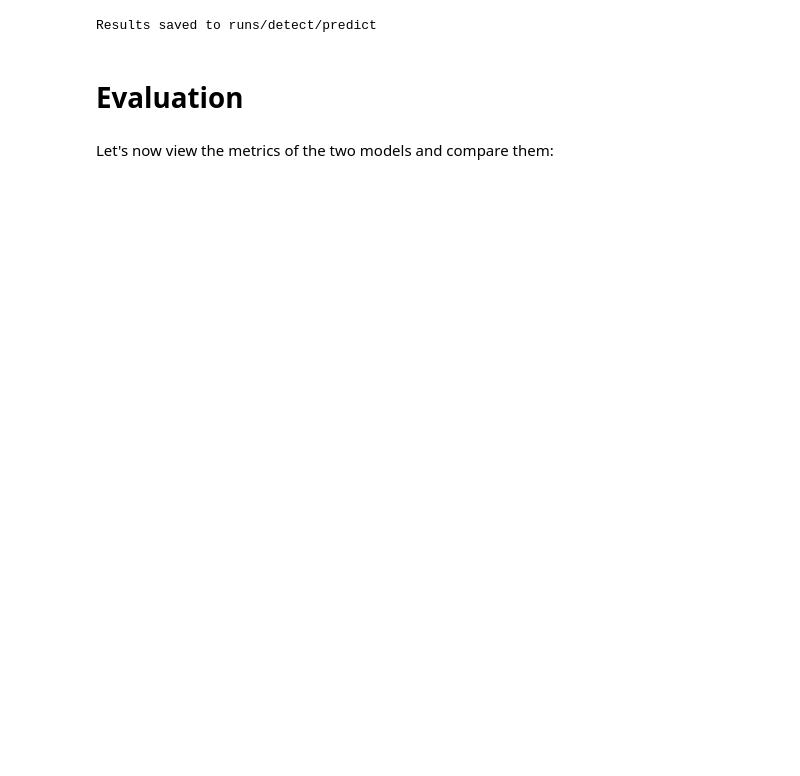
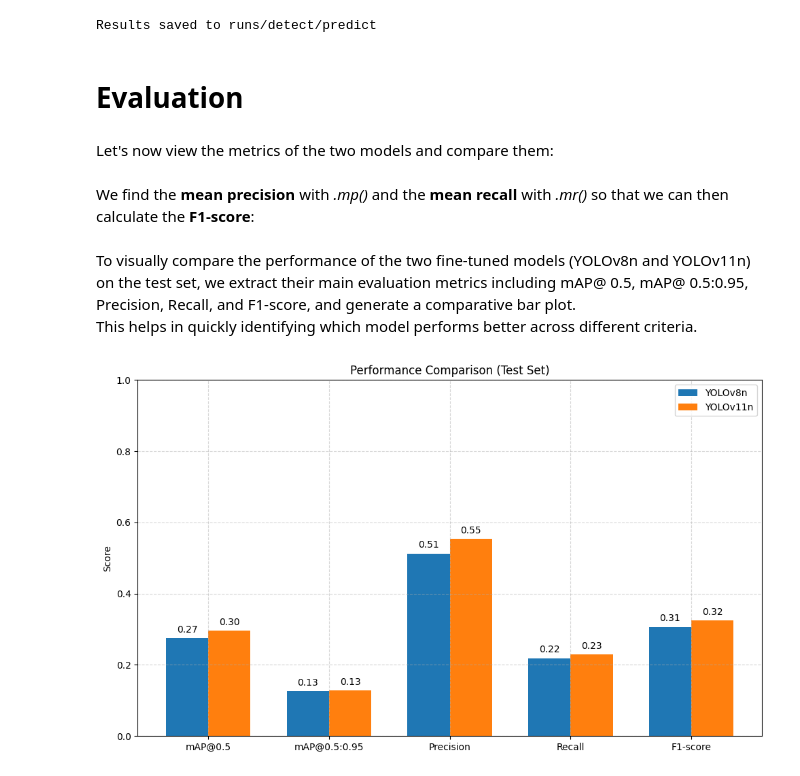
Before and after one commit to PavanDaniele/drone-person-detection, a Jupyter notebook: model_Training_and_Evaluation_cleaned.ipynb, the cells around one changed output. Saved outputs shown, nothing was run; the diff lists cells and outputs as text; code cells hidden in the pictures; blank space fills up the shorter version.

Commit message:
Finished evaluating the models YOLOv8n and YOLOv11n

```diff
--- a/model_Training_and_Evaluation_cleaned.ipynb
+++ b/model_Training_and_Evaluation_cleaned.ipynb
@@ -642,10 +623,10 @@ for img_path in annotated_imgs_YOLOv11n[:5]:
 # %%
 # Save metrics YOLOv8n
 with open("metrics_yolov8n.txt", "w") as f:
-    f.write(str(metrics_v8n))
+  f.write(str(metrics_YOLOv8n))
 
 # Save metrics YOLOv11n
 with open("metrics_yolov11n.txt", "w") as f:
-    f.write(str(metrics_v11n))
+  f.write(str(metrics_YOLOv11n))
 # %% [markdown]
 Let's now view the metrics of the two models and compare them:
@@ -707,0 +633,64 @@ plt.tight_layout()
+# %% [markdown]
+We find the **mean precision** with _.mp()_ and the **mean recall** with _.mr()_ so that we can then calculate the **F1-score**:
+# %%
+# Get mean precision and recall
+precision_v8n = metrics_YOLOv8n.box.mp
+recall_v8n = metrics_YOLOv8n.box.mr
+precision_v11n = metrics_YOLOv11n.box.mp
+recall_v11n = metrics_YOLOv11n.box.mr
+
+# F1 score calculation
+f1_yolov8n = 2 * (precision_v8n * recall_v8n) / (precision_v8n + recall_v8n + 1e-6)
+f1_yolov11n = 2 * (precision_v11n * recall_v11n) / (precision_v11n + recall_v11n + 1e-6)
+# %% [markdown]
+To visually compare the performance of the two fine-tuned models (YOLOv8n and YOLOv11n) on the test set, we extract their main evaluation metrics including mAP@ 0.5, mAP@ 0.5:0.95, Precision, Recall, and F1-score, and generate a comparative bar plot. \
+This helps in quickly identifying which model performs better across different criteria.
+# %%
+# Extraction of key metrics from both models
+metrics = {
+  'YOLOv8n': {
+    'mAP@0.5': metrics_YOLOv8n.box.map50,
+    'mAP@0.5:0.95': metrics_YOLOv8n.box.map,
+    'Precision': metrics_YOLOv8n.box.mp,
+    'Recall': metrics_YOLOv8n.box.mr,
+    'F1-score': f1_yolov8n
+  },
+  'YOLOv11n': {
+    'mAP@0.5': metrics_YOLOv11n.box.map50,
+    'mAP@0.5:0.95': metrics_YOLOv11n.box.map,
+    'Precision': metrics_YOLOv11n.box.mp,
+    'Recall': metrics_YOLOv11n.box.mr,
+    'F1-score': f1_yolov11n
+  }
+}
+
+# Labels and values
+labels = list(metrics['YOLOv8n'].keys())
+y8n = [metrics['YOLOv8n'][k] for k in labels]
+y11n = [metrics['YOLOv11n'][k] for k in labels]
+
+# Bar Plot
+x = np.arange(len(labels))
+width = 0.35
+
+fig, ax = plt.subplots(figsize=(10, 6))
+bars1 = ax.bar(x - width/2, y8n, width, label='YOLOv8n')
+bars2 = ax.bar(x + width/2, y11n, width, label='YOLOv11n')
+
+ax.set_ylabel('Score')
+ax.set_title('Performance Comparison (Test Set)')
+ax.set_xticks(x)
+ax.set_xticklabels(labels)
+ax.legend()
+ax.grid(True, linestyle='--', alpha=0.5)
+plt.ylim(0, 1.0)
+
+# Notes above the bars
+for bar in bars1 + bars2:
+  yval = bar.get_height()
+  ax.text(bar.get_x() + bar.get_width() / 2.0, yval + 0.01, f'{yval:.2f}', ha='center', va='bottom')
+
+plt.tight_layout()
+plt.show()
+# %% [output]
+[figure, added]
```
Also changed, not shown: parts of 12 cells of this notebook.
